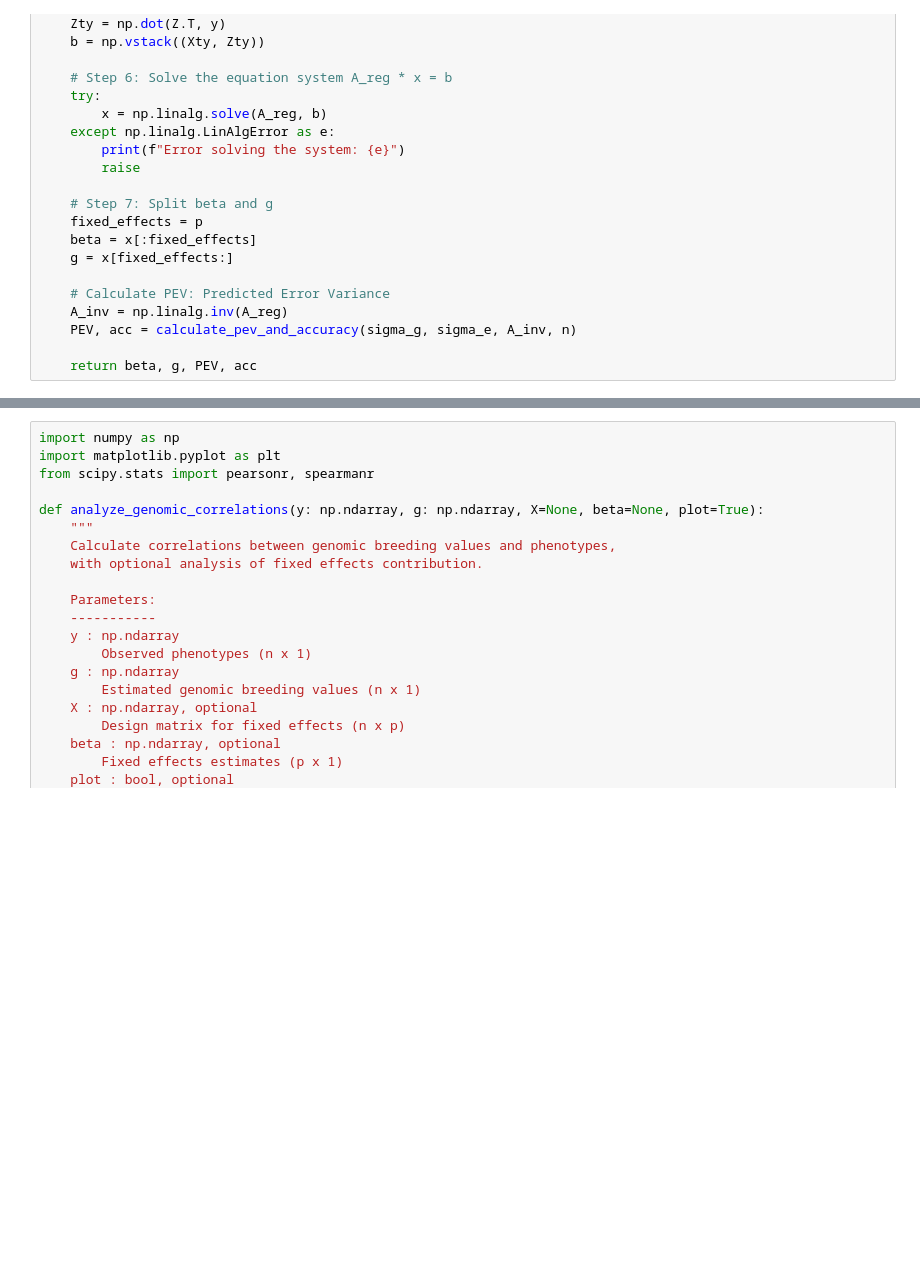
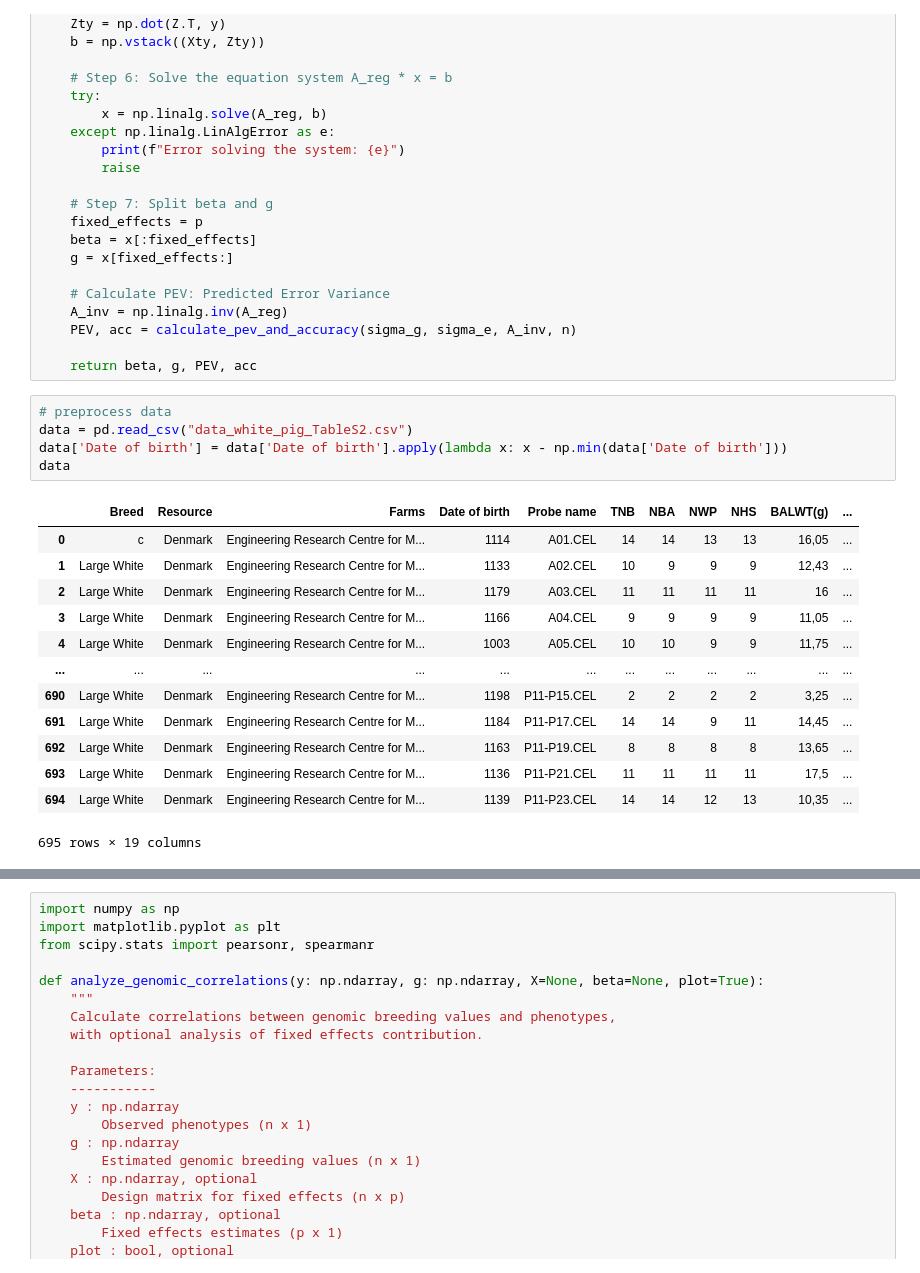
Before and after one commit to SangGold97/GBLUP, a Jupyter notebook: GBLUP.ipynb, the cells around one changed output, grey strips where cells are left out. Cells and saved outputs as stored; diff of their text form; blank space fills up the shorter version.

```diff
--- a/GBLUP.ipynb
+++ b/GBLUP.ipynb
@@ -354,3 +353,22 @@ def solve_gblup(y: np.ndarray,
     PEV, acc = calculate_pev_and_accuracy(sigma_g, sigma_e, A_inv, n)
 
     return beta, g, PEV, acc
+# %%
+# preprocess data
+data = pd.read_csv("data_white_pig_TableS2.csv")
+data['Date of birth'] = data['Date of birth'].apply(lambda x: x - np.min(data['Date of birth']))
+data
+# %% [output]
+|  | Breed | Resource | Farms | Date of birth | Probe name | TNB | NBA | NWP | NHS | BALWT(g) | ... |
+| 0 | c | Denmark | Engineering Research Centre for M... | 1114 | A01.CEL | 14 | 14 | 13 | 13 | 16,05 | ... |
+| 1 | Large White | Denmark | Engineering Research Centre for M... | 1133 | A02.CEL | 10 | 9 | 9 | 9 | 12,43 | ... |
+| 2 | Large White | Denmark | Engineering Research Centre for M... | 1179 | A03.CEL | 11 | 11 | 11 | 11 | 16 | ... |
+| 3 | Large White | Denmark | Engineering Research Centre for M... | 1166 | A04.CEL | 9 | 9 | 9 | 9 | 11,05 | ... |
+| 4 | Large White | Denmark | Engineering Research Centre for M... | 1003 | A05.CEL | 10 | 10 | 9 | 9 | 11,75 | ... |
+| ... | ... | ... | ... | ... | ... | ... | ... | ... | ... | ... | ... |
+| 690 | Large White | Denmark | Engineering Research Centre for M... | 1198 | P11-P15.CEL | 2 | 2 | 2 | 2 | 3,25 | ... |
+| 691 | Large White | Denmark | Engineering Research Centre for M... | 1184 | P11-P17.CEL | 14 | 14 | 9 | 11 | 14,45 | ... |
+| 692 | Large White | Denmark | Engineering Research Centre for M... | 1163 | P11-P19.CEL | 8 | 8 | 8 | 8 | 13,65 | ... |
+| 693 | Large White | Denmark | Engineering Research Centre for M... | 1136 | P11-P21.CEL | 11 | 11 | 11 | 11 | 17,5 | ... |
+| 694 | Large White | Denmark | Engineering Research Centre for M... | 1139 | P11-P23.CEL | 14 | 14 | 12 | 13 | 10,35 | ... |
+695 rows × 19 columns
```
Also changed, not shown: parts of 8 cells of this notebook, 1 other file.
